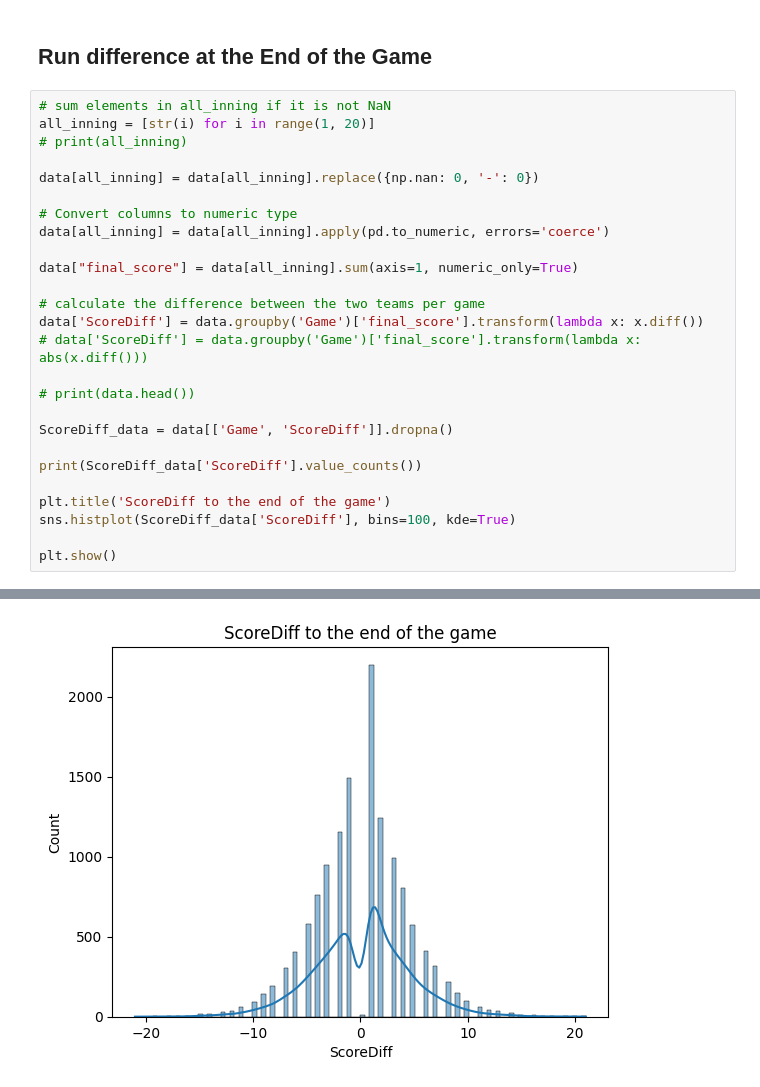
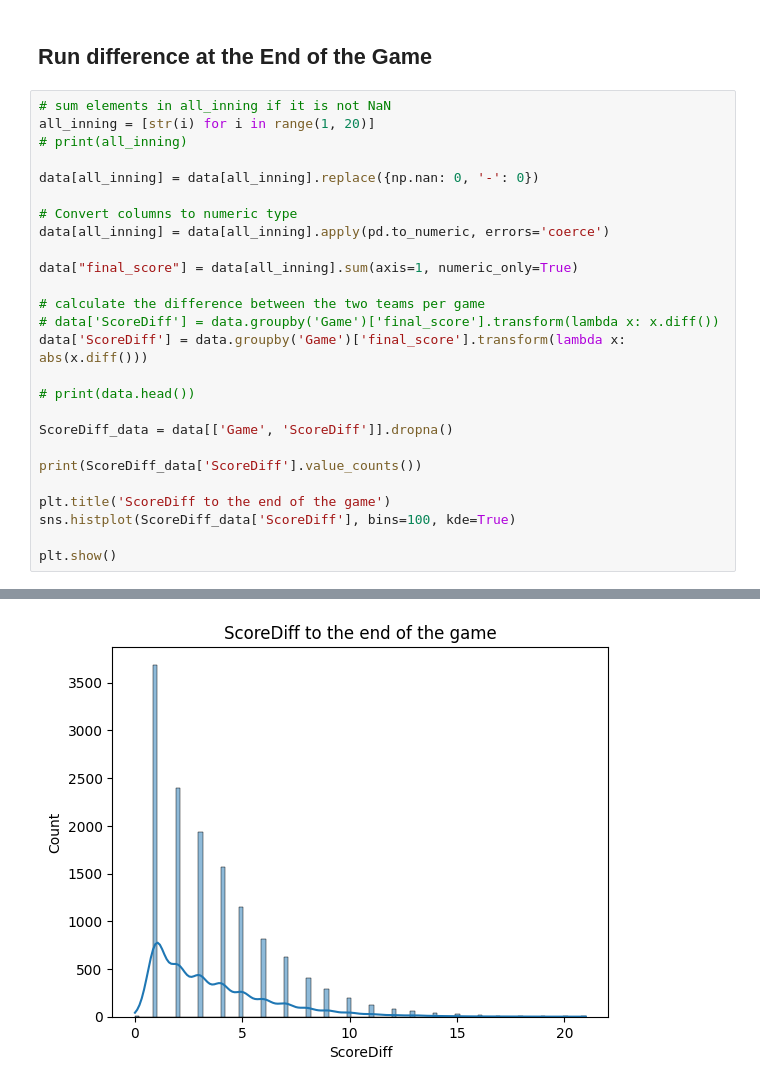
Before and after one commit to lbwei1016/Statistics-2024, a Jupyter notebook: descriptive_analysis.ipynb, the cells around one changed output, grey strips where cells are left out. Cells and saved outputs as stored; diff of their text form.

```diff
--- a/descriptive_analysis.ipynb
+++ b/descriptive_analysis.ipynb
@@ -76,8 +76,8 @@ data[all_inning] = data[all_inning].apply(pd.to_numeric, errors='coerce')
 data["final_score"] = data[all_inning].sum(axis=1, numeric_only=True)
 
 # calculate the difference between the two teams per game
-data['ScoreDiff'] = data.groupby('Game')['final_score'].transform(lambda x: x.diff())
-# data['ScoreDiff'] = data.groupby('Game')['final_score'].transform(lambda x: abs(x.diff()))
+# data['ScoreDiff'] = data.groupby('Game')['final_score'].transform(lambda x: x.diff())
+data['ScoreDiff'] = data.groupby('Game')['final_score'].transform(lambda x: abs(x.diff()))
 
 # print(data.head())
 
@@ -109,2 +109,2 @@ ScoreDiff
 Name: count, dtype: int64
-[figure, old version]
+[figure, new version]
```
Also changed, not shown: parts of 6 cells of this notebook, 2 other files.
